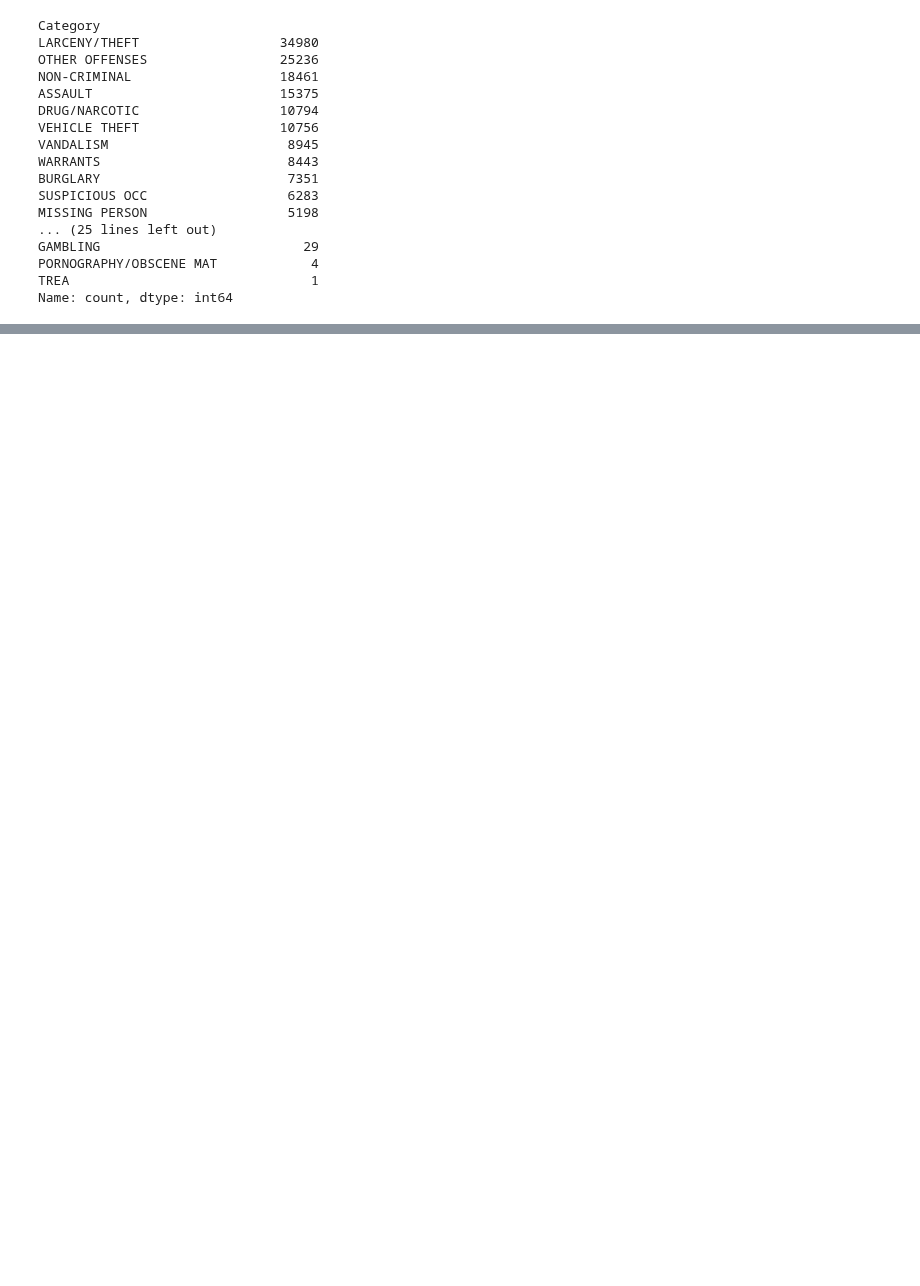
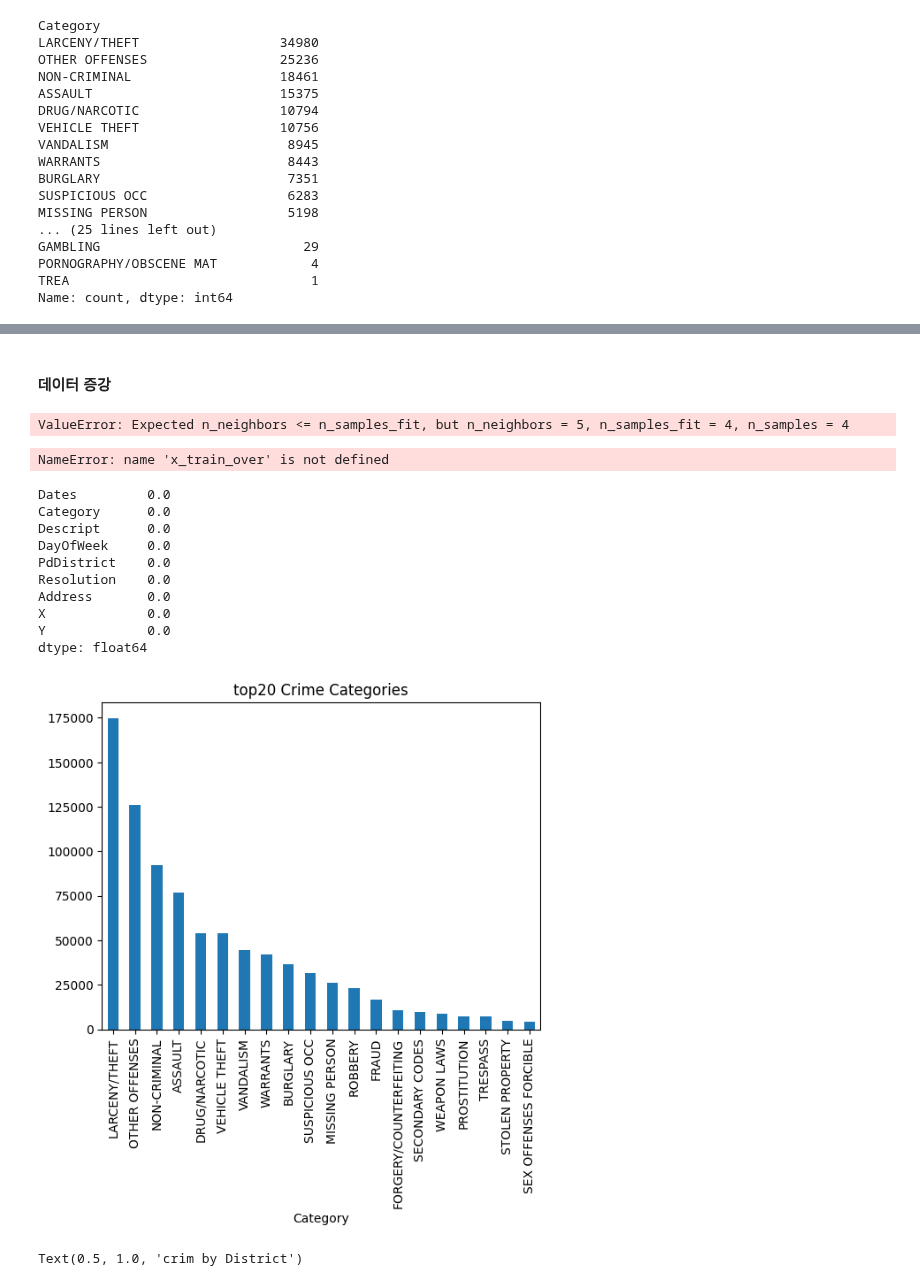
Before and after one commit to carookim/Python, a Jupyter notebook: pandas-data-analysis/part7/7.6.review3.ipynb, the cells around one changed output, grey strips where cells are left out. Cells and saved outputs as stored; diff of their text form; code cells hidden in the pictures; blank space fills up the shorter version.

```diff
--- a/pandas-data-analysis/part7/7.6.review3.ipynb
+++ b/pandas-data-analysis/part7/7.6.review3.ipynb
@@ -142,0 +320,57 @@ Name: count, dtype: int64
+# %% [markdown]
+#### 데이터 증강
+# %%
+# %pip install imbalanced-learn
+from imblearn.over_sampling import SMOTE
+smote =  SMOTE(random_state=42,k_neighbors=4)
+# 훈련데이터에 대해서만 적용
+x_train_over, y_train_over =  smote.fit_resample(x_train,y_train)
+y_train_over.value_counts()
+# %% [output]
+ValueError: Expected n_neighbors <= n_samples_fit, but n_neighbors = 5, n_samples_fit = 4, n_samples = 4
+# %%
+# best_params 재사용
+over_tree = DecisionTreeClassifier(**best_params)
+over_tree.fit(x_train_over, y_train_over)
+over_tree.score(x_test,y_test)
+# %% [output]
+NameError: name 'x_train_over' is not defined
+# %%
+# EDA
+import matplotlib.pyplot as plt
+import pandas as pd
+url = 'C:\\김지은\\파이썬_src\\pandas-data-analysis\\part7\\data\\San-Francisco-Crime.csv'
+df = pd.read_csv(url)
+print(df.isna().mean().sort_values(ascending=False))
+
+# top categories
+df.Category.value_counts().head(20).plot(kind='bar')
+plt.title('top20 Crime Categories')
+plt.show()
+
+# 월별 트렌드
+dt = pd.to_datetime(df.Dates)
+monthly = df.groupby([dt.dt.to_period('M')]).size().rename('count').to_timestamp()
+monthly.plot()
+plt.title('crime per month')
+
+# 시간대
+dt.dt.hour.value_counts().sort_index().plot(kind='bar')
+plt.title('crime per hour')
+
+# Distict counts
+df.PdDistrict.value_counts().plot(kind='bar')
+plt.title('crim by District')
+# %% [output]
+Dates         0.0
+Category      0.0
+Descript      0.0
+DayOfWeek     0.0
+PdDistrict    0.0
+Resolution    0.0
+Address       0.0
+X             0.0
+Y             0.0
+dtype: float64
+[figure, added]
+Text(0.5, 1.0, 'crim by District')
```
Also changed, not shown: parts of 24 cells of this notebook.
